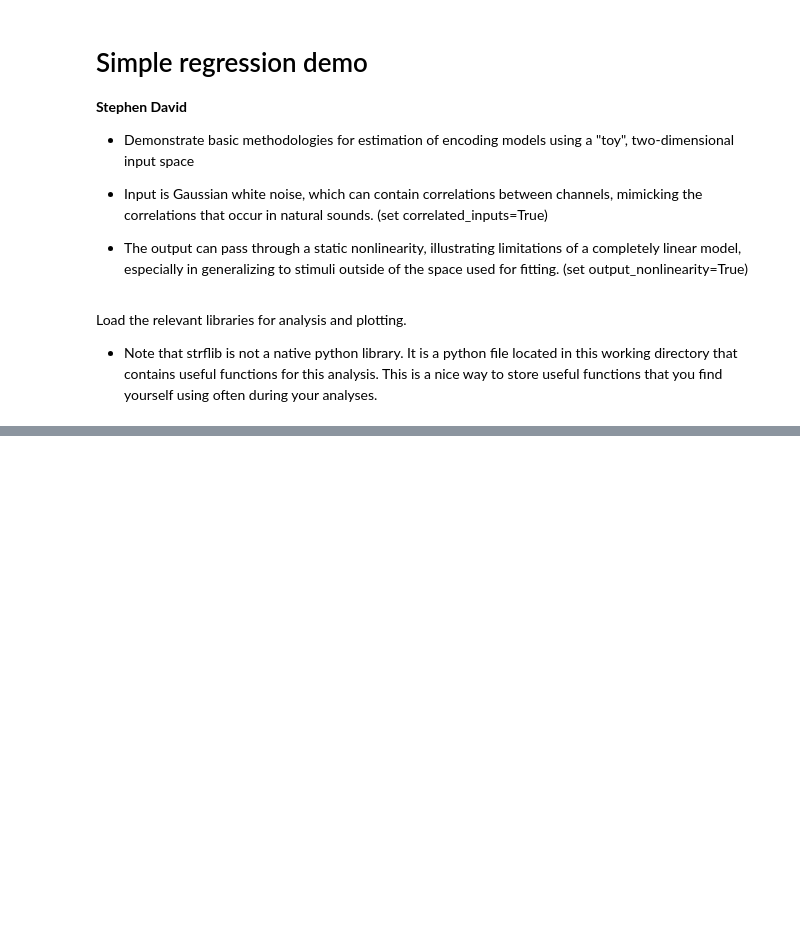
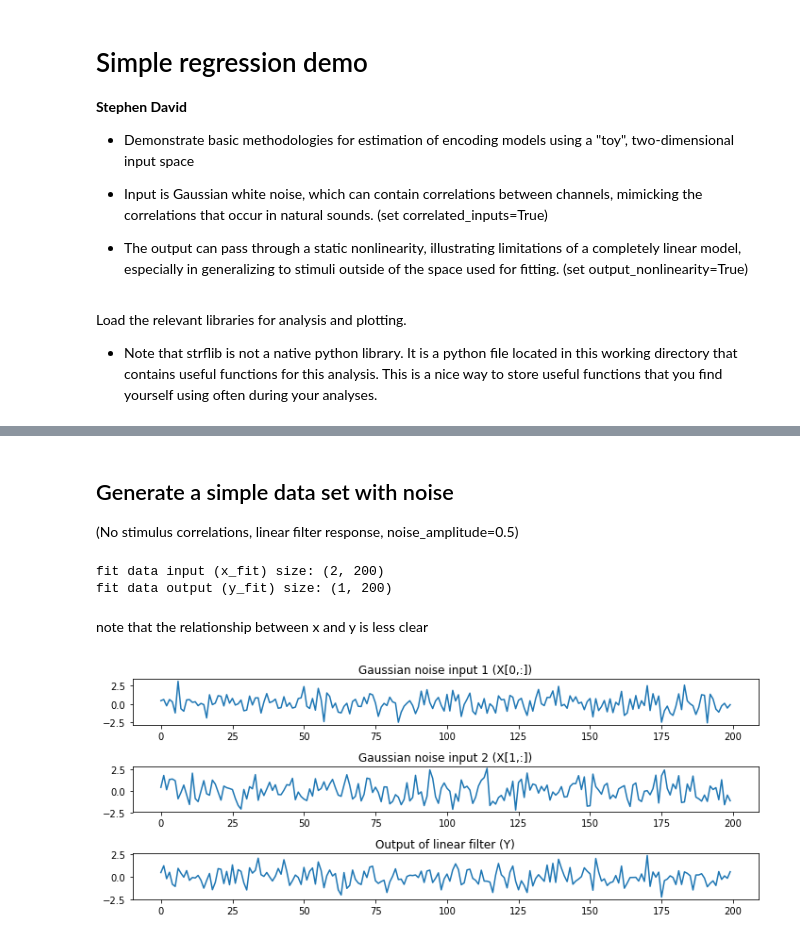
Before and after one commit to dasaderi/python_neurobootcamp, a Jupyter notebook: strf_demo/02_cartoon_rev_cor.ipynb, the cells around one changed output, grey strips where cells are left out. Drawn from its saved outputs; the diff is of its cells as text; code cells hidden in the pictures; blank space fills up the shorter version.

```diff
--- a/strf_demo/02_cartoon_rev_cor.ipynb
+++ b/strf_demo/02_cartoon_rev_cor.ipynb
@@ -81,4 +21,0 @@ def simulate_simple_data(correlated_inputs=False, output_nonlinearity=False, noi
-# %%
-(x,y)=simulate_simple_data(correlated_inputs=False, output_nonlinearity=False, noise_amplitude=0.5,shifted_mean=False)
-print("input (x) size: {0}".format(x.shape))
-print("output (y) size: {0}".format(y.shape))
@@ -302,0 +120,30 @@ plt.show()
+# %% [markdown]
+## Generate a simple data set with noise
+(No stimulus correlations, linear filter response, noise_amplitude=0.5)
+# %%
+(x_fit,y_fit)=simulate_simple_data(correlated_inputs=False, output_nonlinearity=False, noise_amplitude=0.5,shifted_mean=False)
+print("fit data input (x_fit) size: {0}".format(x_fit.shape))
+print("fit data output (y_fit) size: {0}".format(y_fit.shape))
+# %% [output]
+fit data input (x_fit) size: (2, 200)
+fit data output (y_fit) size: (1, 200)
+# %% [markdown]
+note that the relationship between x and y is less clear
+# %%
+plt.figure(figsize=(10,4))
+plt.subplot(311)
+plt.plot(x_fit[0,:])
+plt.title('Gaussian noise input 1 (X[0,:])')
+
+plt.subplot(312)
+plt.plot(x_fit[1,:])
+plt.title('Gaussian noise input 2 (X[1,:])')
+
+plt.subplot(313)
+plt.plot(y_fit[0,:])
+plt.title('Output of linear filter (Y)')
+
+plt.tight_layout()
+plt.show()
+# %% [output]
+[figure, added]
```
Also changed, not shown: parts of 59 cells of this notebook, 1 other file.
